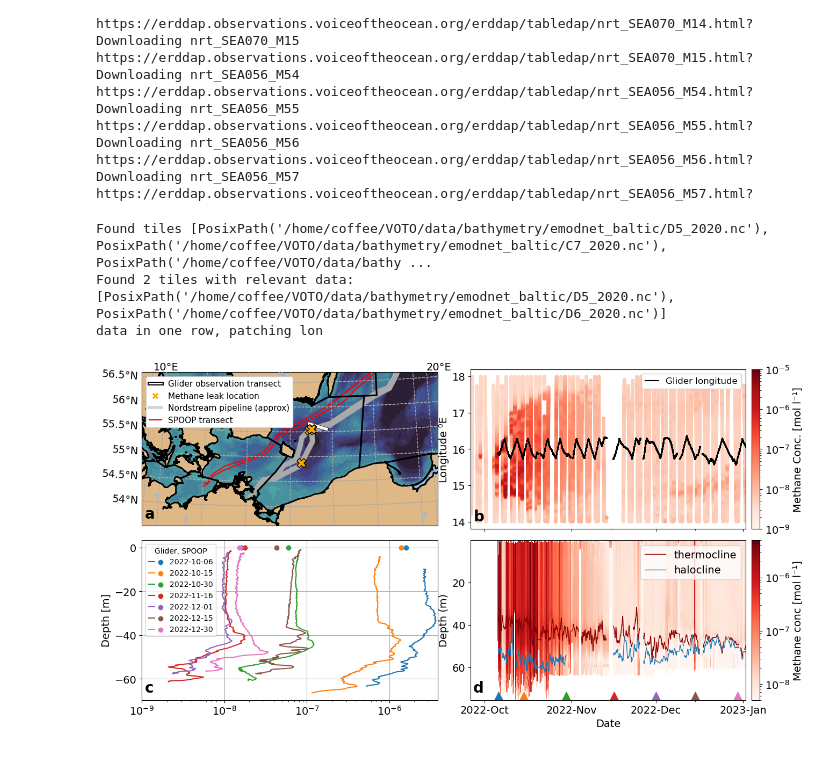
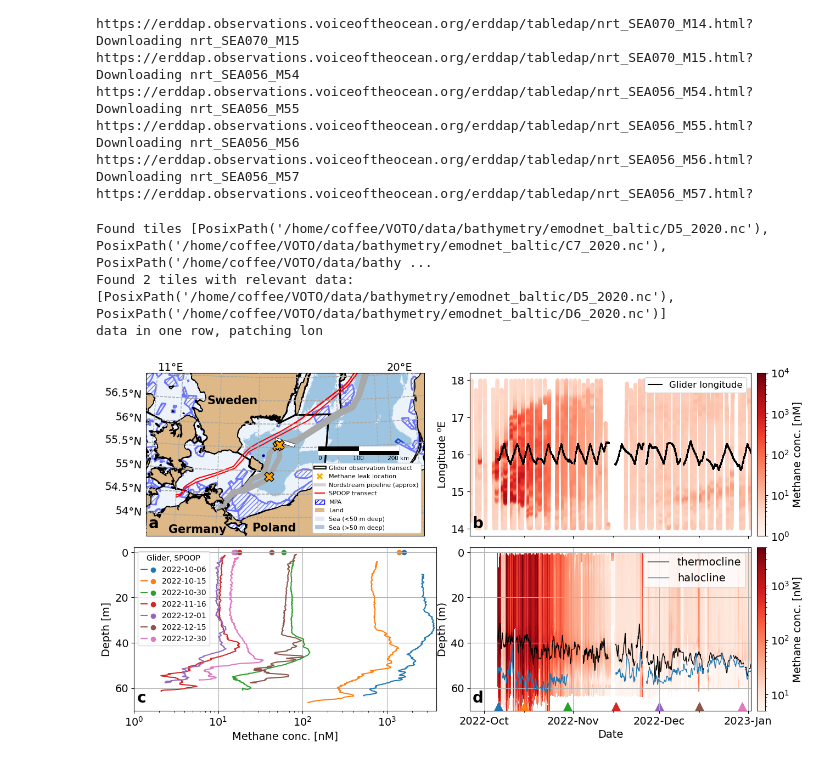
Before and after one commit to MartinMohrmann/Mohrmann_et_al_NS_methane_baltic, a Jupyter notebook: rf_NatFigure1.ipynb, the cells around one changed output. Drawn from its saved outputs; the diff is of its cells as text; code cells hidden in the pictures.

```diff
--- a/rf_NatFigure1.ipynb
+++ b/rf_NatFigure1.ipynb
@@ -142,14 +167,14 @@ def create_1b(fig, ax):
     return fig, ax
 # %%
 def create_1d(fig, ax):
-    vmin = 5e-9
-    vmax = 5e-6
+    vmin = 5
+    vmax = 5e3
     ds = xarray.open_mfdataset('../data/input/methane_processed_bastien/timeseries_output.nc')
     ds['meantime'] = gt.utils.time_average_per_dive(ds.profile_num, ds.time)
     dsud = ds.where(ds.profile_num.values%2==1)
     ax = gt.plot(dsud.meantime,
             dsud.depth,
-            dsud.methane*1e-6,
+            dsud.methane*1e-6*1e9,
             norm=matplotlib.colors.LogNorm(
                                 vmin=vmin,
                                 vmax=vmax
@@ -158,9 +183,9 @@ def create_1d(fig, ax):
             ax=ax,
             robust=False,)
 
-    ax.cb.set_label('Methane conc [mol l⁻¹]')
+    ax.cb.set_label('Methane conc. [nM]')
     for mydate in pdates:
-        ax.scatter(x=mydate, y=ax.get_ylim()[0], marker="^",  s=500,)
+        ax.scatter(x=mydate, y=70, marker="^",  s=500,)
 
     [tick.set_rotation(0) for tick in ax.get_xticklabels()]
 
@@ -174,7 +199,7 @@ def create_1d(fig, ax):
 
     ax.plot(dftcline.time,
             dftcline.tcline.rolling(window=10, center=True).mean(),
-            color='darkred',
+            color='k',
             label='thermocline',
             lw=1)
     ax.plot(dflcline.time,
@@ -202,15 +227,16 @@ def create_1c(fig, ax):
     labeltupels = []
     for index, pnumber in enumerate(pnumbers):
         dfp = dfud[dfud.profile_num==pnumber]
-        label_glprofile, = ax.plot(dfp.methane*1e-6, -dfp.depth, label=dfp.index.date[0])
+        label_glprofile, = ax.plot(dfp.methane*1e-6*1e9, -dfp.depth, label=dfp.index.date[0])
 
         x = df_ferry_groups.to_xarray().sel(
-            time=pdates[index], method='nearest').cCH4is_nmol_l_corr/1e9
+            time=pdates[index], method='nearest').cCH4is_nmol_l_corr
         label_surfaceferry = ax.scatter(x, 0)
         labeltupels.append((label_glprofile, label_surfaceferry))
-    ax.set_xlim(1e-9, None)
+    ax.set_xlim(1, None)
     ax.set_ylabel('Depth [m]')
     ax.set_xscale('log')
+    ax.set_xlabel('Methane conc. [nM]')
     ax.grid()
 
     l = ax.legend(labeltupels, pdates, numpoints=1,
@@ -219,38 +245,70 @@ def create_1c(fig, ax):
               title_fontsize=10)
 # %%
 S_lim = 53.5
-N_lim = 60
-W_lim = 10
-E_lim = 20
+N_lim = 57
+W_lim = 11
+E_lim = 21
 pc = cartopy.crs.PlateCarree()
 coord = cartopy.crs.AzimuthalEquidistant(central_longitude=np.mean((W_lim, E_lim)),
                                   central_latitude=np.mean((S_lim, N_lim)))
 
 plt.rcParams.update({'font.size': 14})
 fig = plt.figure(figsize=[15,8])
 gs = fig.add_gridspec(nrows=10, ncols=10, hspace=0.5, wspace=1)
 ax0 = fig.add_subplot(gs[0:5,0:5], projection=coord)
 ax3 = fig.add_subplot(gs[5:,5:10])
 ax1 = fig.add_subplot(gs[0:5,5:], sharex=ax3)
 ax2 = fig.add_subplot(gs[5:,0:5])
 
 plt.setp(ax1.get_xticklabels(), visible=False)
 
 create_1b(fig, ax1)
 create_1c(fig, ax2)
 create_1d(fig, ax3)
 
 ax1.set_xlabel(None)
 ax3.set_xlim(np.datetime64('2022-09-26'), np.datetime64('2023-01-02'))
+ax2.set_yticklabels(labels=['80','60', '40', '20', '0'])
+ax3.grid()
+ax3.set_ylim(70,-2)
+ax2.set_ylim(-70,2)
+
 ax0 = create_1a(fig, ax0)
+ax0.text(11.8,53.6,'Germany',fontsize=15,weight='bold', transform=ccrs.PlateCarree(), zorder=200)
+ax0.text(14.8,53.7,'Poland',fontsize=15,weight='bold', transform=ccrs.PlateCarree(), zorder=200)
+ax0.text(13,56.4,'Sweden',fontsize=15,weight='bold', transform=ccrs.PlateCarree(), zorder=200)
+ax0.set_extent((W_lim, E_lim, S_lim, N_lim), crs=pc)
+df_helcom = gp.read_file("../data/input/_ags_HELCOM_MPAs_2019_2/HELCOM_MPAs_2019_2.shp")
+
+crs = ccrs.AzimuthalEquidistant()
+crs_proj4 = crs.proj4_init
+df_helcom = df_helcom.to_crs(crs_proj4)
+ax0.add_geometries(df_helcom.sort_values('Shape_Area', ascending=False).geometry,
+                  crs=crs,
+                  zorder=0,
+                  hatch='////',
+                  edgecolor='blue',
+                  linewidth=2,
+                  #color=acolors,
+                  facecolor=(1,1,1,0))
 
 for n, ax in enumerate([ax0, ax1, ax2, ax3]):
     ax.text(0.01, 0.05, string.ascii_lowercase[n], transform=ax.transAxes,
             size=20, weight='bold', zorder=100)
 
-plt.savefig('../figures/rf_Figure1.png', transparent=True)
+arr_img = plt.imread("../figures/scalebar4.png")
+im = OffsetImage(arr_img, zoom=.12)
+#ab = AnnotationBbox(im, (0.2, 0.88), xycoords='axes fraction', box_alignment=(0,0), frameon=False)
+#ax0.add_artist(ab).set_zorder(200)
+ab1 = AnnotationBbox(im, (0.62, 0.45), xycoords='axes fraction', box_alignment=(0,0), frameon=False)
+# ab1 = AnnotationBbox(im, (0.62, 0.45), xycoords='axes fraction', box_alignment=(0,0), frameon=False)
+
+ax0.add_artist(ab1).set_zorder(200)
+
+plt.savefig('../figures/rf_Figure1.png', #transparent=True,
+            dpi=300)
 # %% [output]
 Found tiles [PosixPath('/home/coffee/VOTO/data/bathymetry/emodnet_baltic/D5_2020.nc'), PosixPath('/home/coffee/VOTO/data/bathymetry/emodnet_baltic/C7_2020.nc'), PosixPath('/home/coffee/VOTO/data/bathy ...
 Found 2 tiles with relevant data: [PosixPath('/home/coffee/VOTO/data/bathymetry/emodnet_baltic/D5_2020.nc'), PosixPath('/home/coffee/VOTO/data/bathymetry/emodnet_baltic/D6_2020.nc')]
 data in one row, patching lon
-[figure, old version]
+[figure, new version]
```
Also changed, not shown: parts of 5 cells of this notebook.
